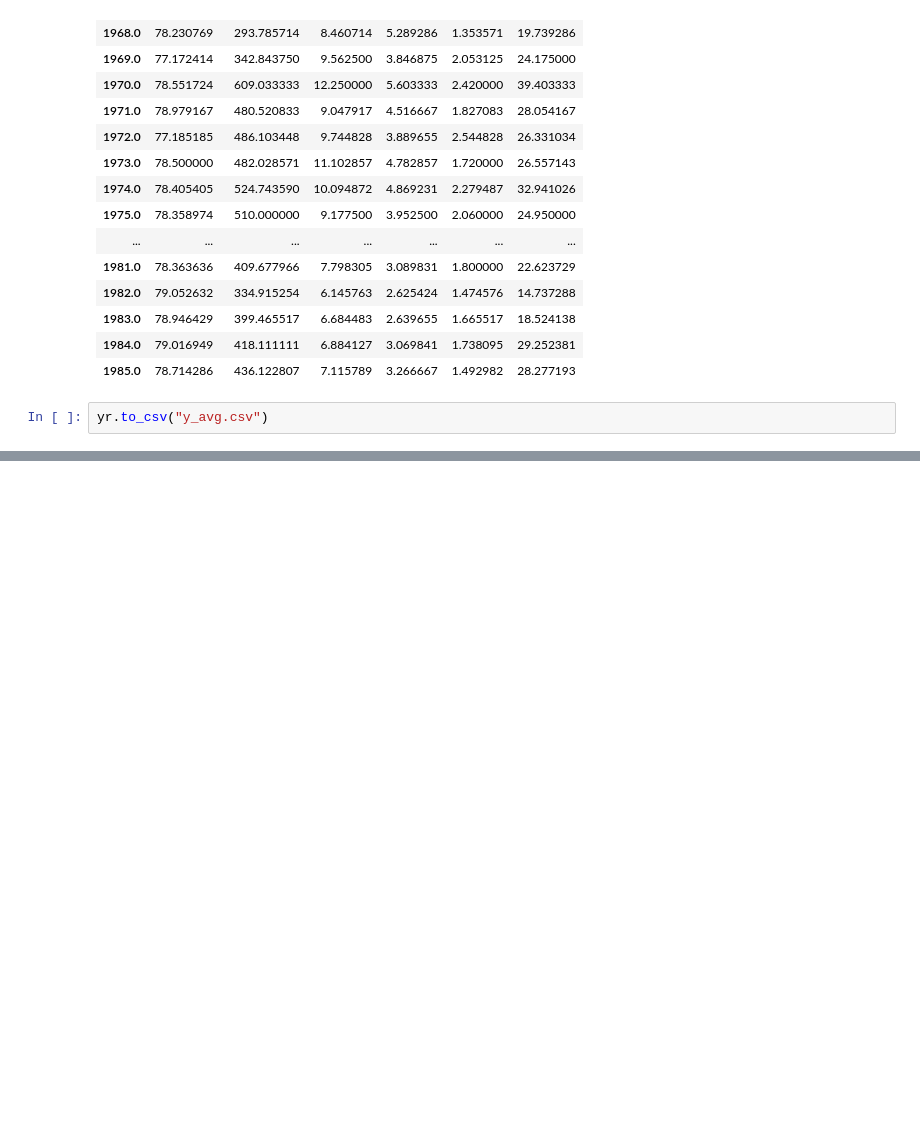
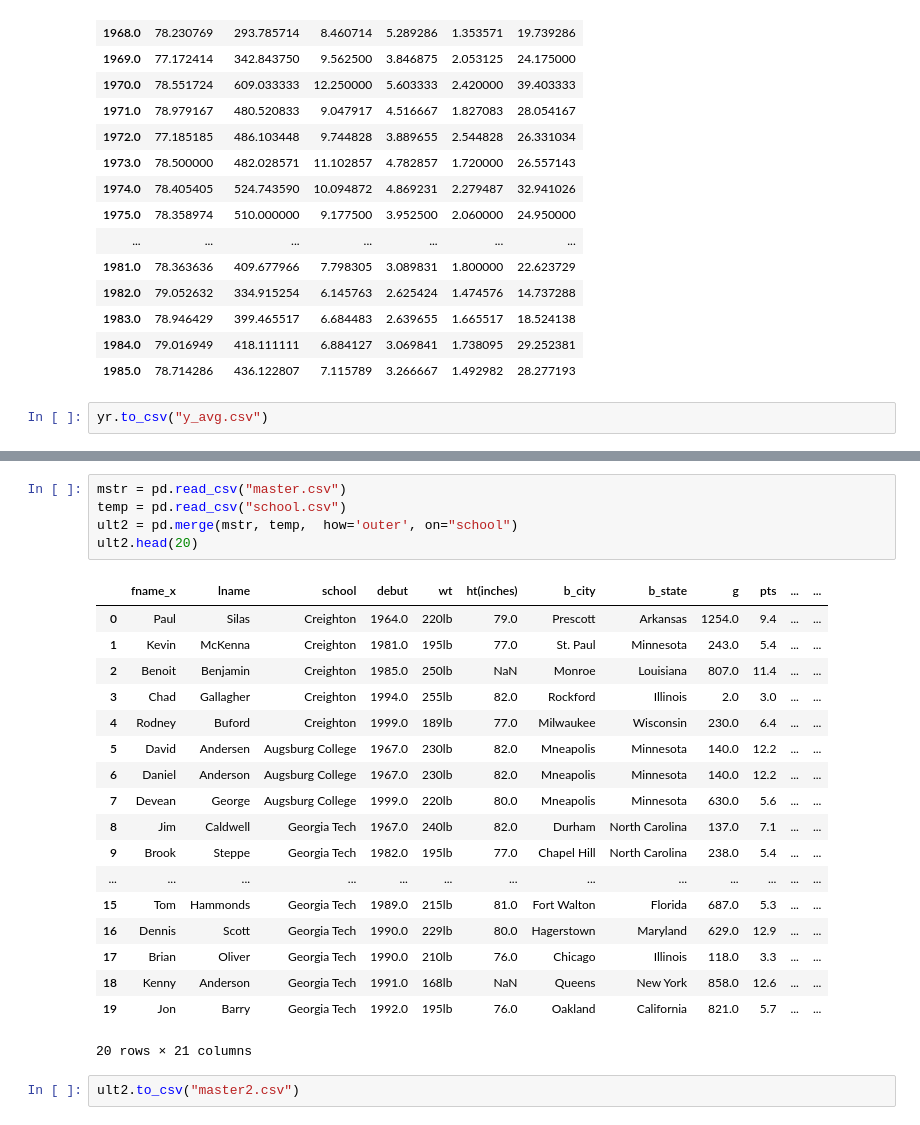
Before and after one commit to joshwmay/inst462_gibson_malik_may, a Jupyter notebook: jupyter/scrape.ipynb, the cells around one changed output, grey strips where cells are left out. Drawn from its saved outputs; the diff is of its cells as text; blank space fills up the shorter version.

```diff
--- a/jupyter/scrape.ipynb
+++ b/jupyter/scrape.ipynb
@@ -507,0 +532,26 @@ yr.to_csv("y_avg.csv")
+# %%
+mstr = pd.read_csv("master.csv")
+temp = pd.read_csv("school.csv")
+ult2 = pd.merge(mstr, temp,  how='outer', on="school")
+ult2.head(20)
+# %% [output]
+|  | fname_x | lname | school | debut | wt | ht(inches) | b_city | b_state | g | pts | ... | ... |
+| 0 | Paul | Silas | Creighton | 1964.0 | 220lb | 79.0 | Prescott | Arkansas | 1254.0 | 9.4 | ... | ... |
+| 1 | Kevin | McKenna | Creighton | 1981.0 | 195lb | 77.0 | St. Paul | Minnesota | 243.0 | 5.4 | ... | ... |
+| 2 | Benoit | Benjamin | Creighton | 1985.0 | 250lb | NaN | Monroe | Louisiana | 807.0 | 11.4 | ... | ... |
+| 3 | Chad | Gallagher | Creighton | 1994.0 | 255lb | 82.0 | Rockford | Illinois | 2.0 | 3.0 | ... | ... |
+| 4 | Rodney | Buford | Creighton | 1999.0 | 189lb | 77.0 | Milwaukee | Wisconsin | 230.0 | 6.4 | ... | ... |
+| 5 | David | Andersen | Augsburg College | 1967.0 | 230lb | 82.0 | Mneapolis | Minnesota | 140.0 | 12.2 | ... | ... |
+| 6 | Daniel | Anderson | Augsburg College | 1967.0 | 230lb | 82.0 | Mneapolis | Minnesota | 140.0 | 12.2 | ... | ... |
+| 7 | Devean | George | Augsburg College | 1999.0 | 220lb | 80.0 | Mneapolis | Minnesota | 630.0 | 5.6 | ... | ... |
+| 8 | Jim | Caldwell | Georgia Tech | 1967.0 | 240lb | 82.0 | Durham | North Carolina | 137.0 | 7.1 | ... | ... |
+| 9 | Brook | Steppe | Georgia Tech | 1982.0 | 195lb | 77.0 | Chapel Hill | North Carolina | 238.0 | 5.4 | ... | ... |
+| ... | ... | ... | ... | ... | ... | ... | ... | ... | ... | ... | ... | ... |
+| 15 | Tom | Hammonds | Georgia Tech | 1989.0 | 215lb | 81.0 | Fort Walton | Florida | 687.0 | 5.3 | ... | ... |
+| 16 | Dennis | Scott | Georgia Tech | 1990.0 | 229lb | 80.0 | Hagerstown | Maryland | 629.0 | 12.9 | ... | ... |
+| 17 | Brian | Oliver | Georgia Tech | 1990.0 | 210lb | 76.0 | Chicago | Illinois | 118.0 | 3.3 | ... | ... |
+| 18 | Kenny | Anderson | Georgia Tech | 1991.0 | 168lb | NaN | Queens | New York | 858.0 | 12.6 | ... | ... |
+| 19 | Jon | Barry | Georgia Tech | 1992.0 | 195lb | 76.0 | Oakland | California | 821.0 | 5.7 | ... | ... |
+20 rows × 21 columns
+# %%
+ult2.to_csv("master2.csv")
```
Also changed, not shown: parts of 2 cells of this notebook, 3 other files.
